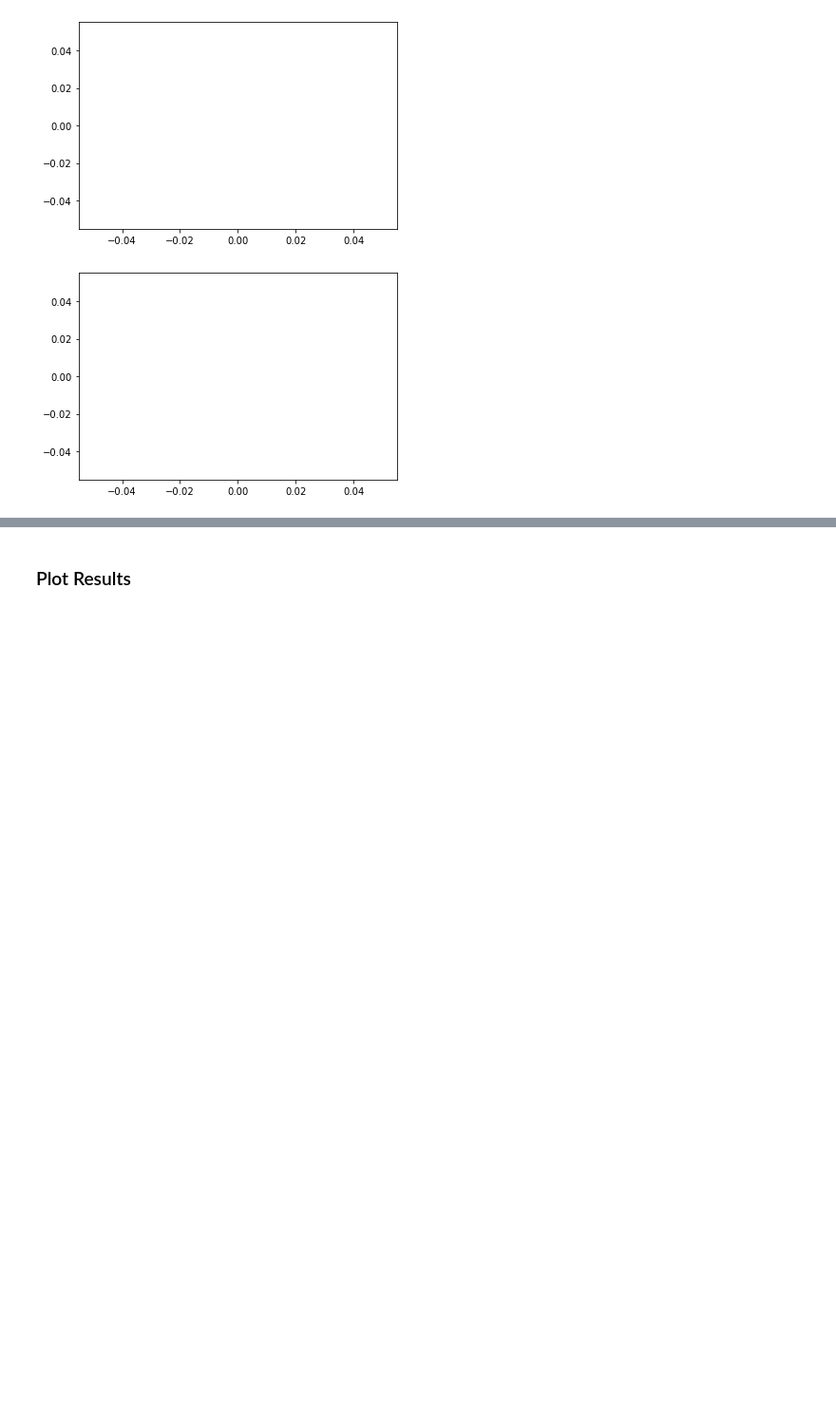
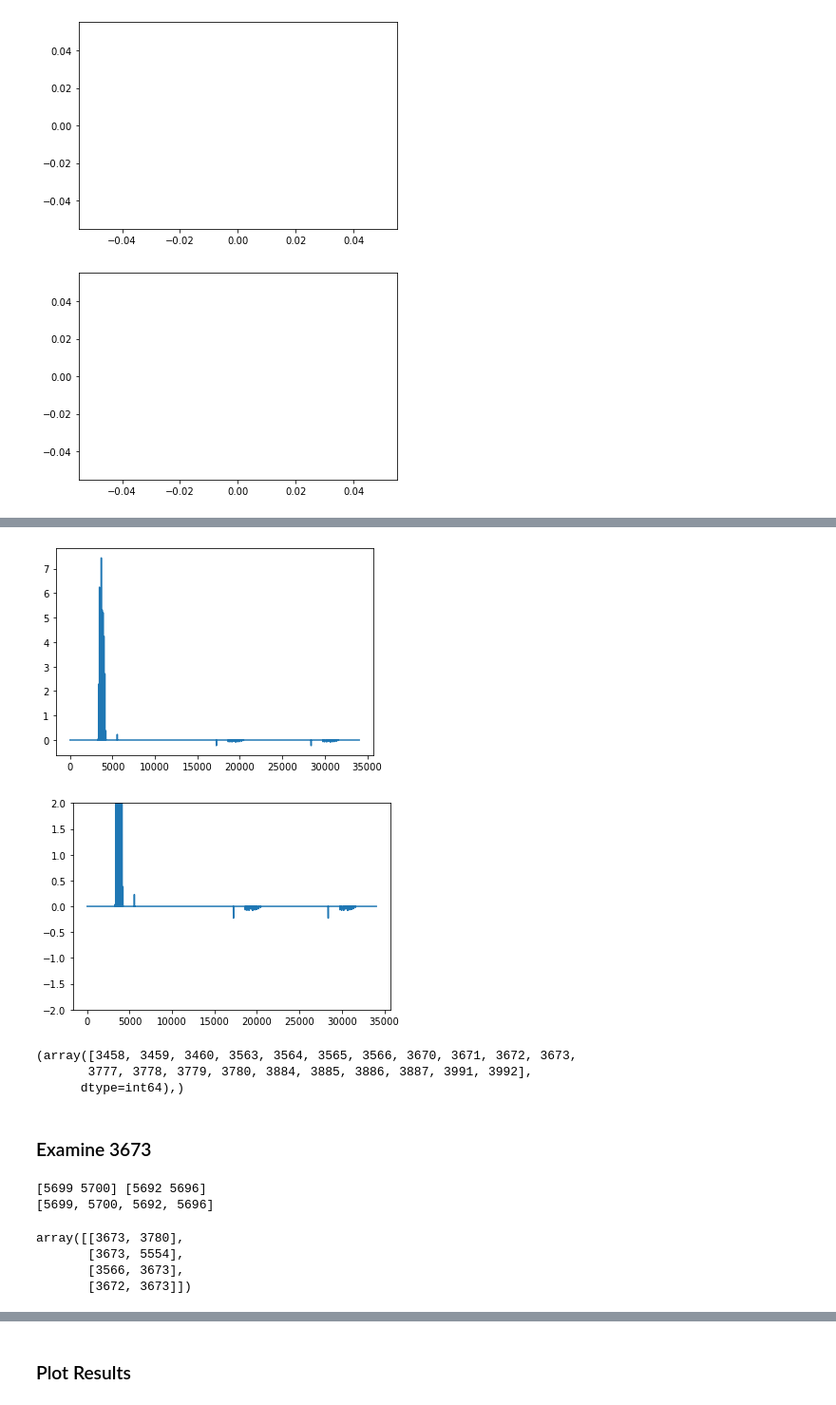
Before and after one commit to EcohydrologyTeam/ClearWater-riverine, a Jupyter notebook: examples/Sparse_Matrix_Framework-muncie.ipynb, the cells around one changed output, grey strips where cells are left out. Shown at 95% size. Drawn from its saved outputs; the diff is of its cells as text; code cells hidden in the pictures; blank space fills up the shorter version.

```diff
--- a/examples/Sparse_Matrix_Framework-muncie.ipynb
+++ b/examples/Sparse_Matrix_Framework-muncie.ipynb
@@ -371,0 +637,10 @@ plt.show()
+# %%
+# test at single timestep
+t = 38
+lhs = LHS(ds_zarr, t)
+lhs.updateValues(ds_zarr, t)
+A = csr_matrix( (lhs.coef,(lhs.rows, lhs.cols)), shape=(len(ds_zarr['nface']),len(ds_zarr['nface'])))
+
+# artificially produce solution
+# A.dot(b)
+plt.spy(A)
@@ -371,0 +662,17 @@ plt.show()
+# %%
+import matplotlib.pyplot as plt
+plt.plot(lhs.coef)
+plt.show()
+plt.plot(lhs.coef)
+plt.ylim(-2,2)
+plt.show()
+# %% [output]
+[figure, added]
+[figure, added]
+# %%
+rhs = RHS(ds_zarr, t)
+b = rhs.vals
+# %% [output]
+(array([3458, 3459, 3460, 3563, 3564, 3565, 3566, 3670, 3671, 3672, 3673,
+       3777, 3778, 3779, 3780, 3884, 3885, 3886, 3887, 3991, 3992],
+      dtype=int64),)
@@ -371,0 +681,2 @@ plt.show()
+# %% [markdown]
+### Examine 3673
@@ -371,0 +686,17 @@ plt.show()
+# %%
+f1_3673 = np.where(f1 == 3673)[0]
+f2_3673 = np.where(f2 == 3673)[0]
+
+print(f1_3673, f2_3673)
+f_conn = f1_3673.tolist() + f2_3673.tolist()
+print(f_conn)
+# %% [output]
+[5699 5700] [5692 5696]
+[5699, 5700, 5692, 5696]
+# %%
+ds_zarr['edge_face_connectivity'][[5699, 5700, 5692, 5696]].values
+# %% [output]
+array([[3673, 3780],
+       [3673, 5554],
+       [3566, 3673],
+       [3672, 3673]])
```
Also changed, not shown: parts of 39 cells of this notebook, 2 other files.
